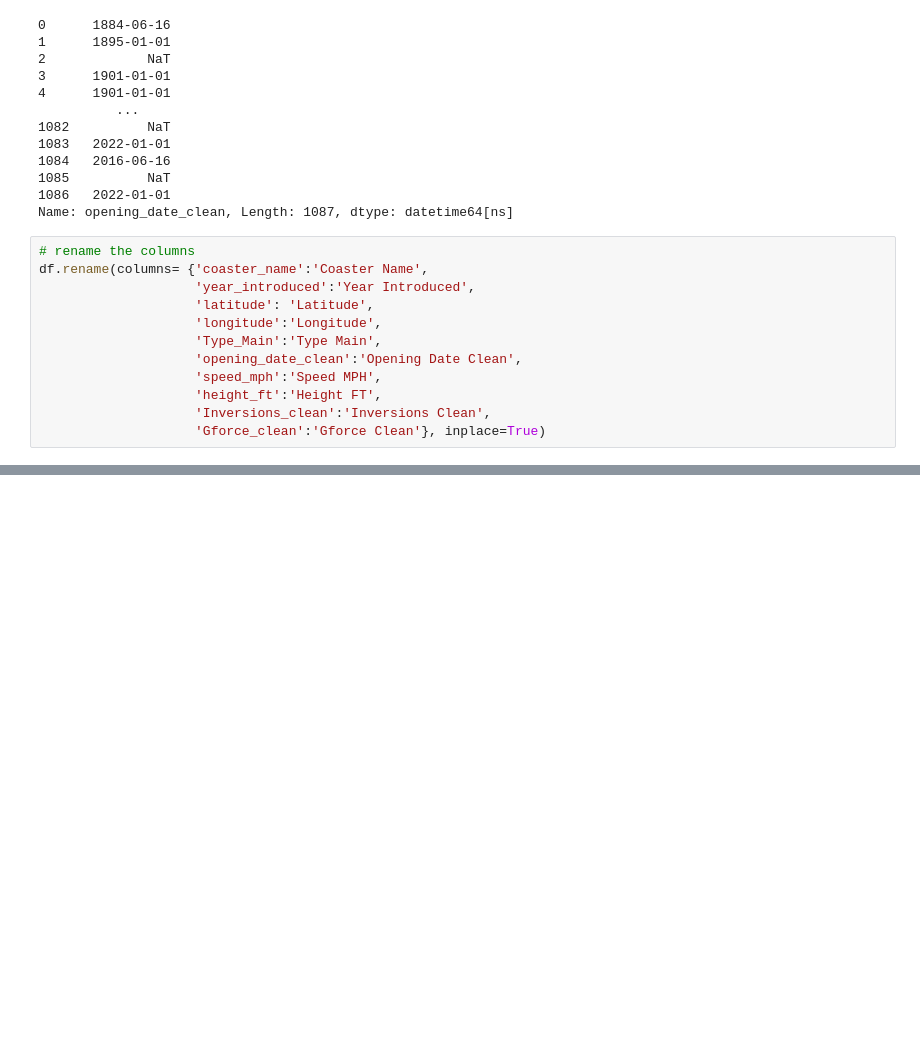
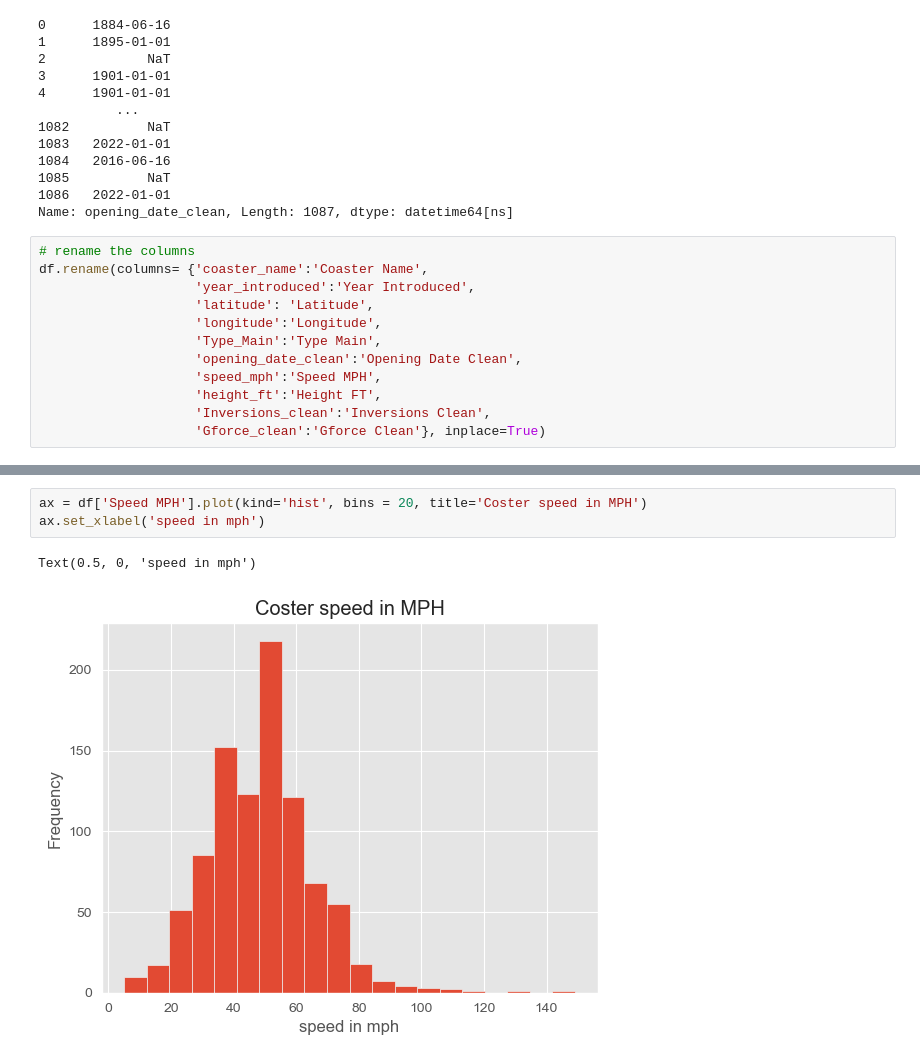
Before and after one commit to shyamghan17/MachineLearning, a Jupyter notebook: Kaggle/ExplotaryDataAnalysis.ipynb, the cells around one changed output, grey strips where cells are left out. Saved outputs shown, nothing was run; the diff lists cells and outputs as text; blank space fills up the shorter version.

```diff
--- a/Kaggle/ExplotaryDataAnalysis.ipynb
+++ b/Kaggle/ExplotaryDataAnalysis.ipynb
@@ -187,0 +198,6 @@ SyntaxError: invalid syntax (971378564.py, line 1)
+# %%
+ax = df['Speed MPH'].plot(kind='hist', bins = 20, title='Coster speed in MPH')
+ax.set_xlabel('speed in mph')
+# %% [output]
+Text(0.5, 0, 'speed in mph')
+[figure, added]
```
Also changed, not shown: parts of 16 cells of this notebook, 2 other files.
